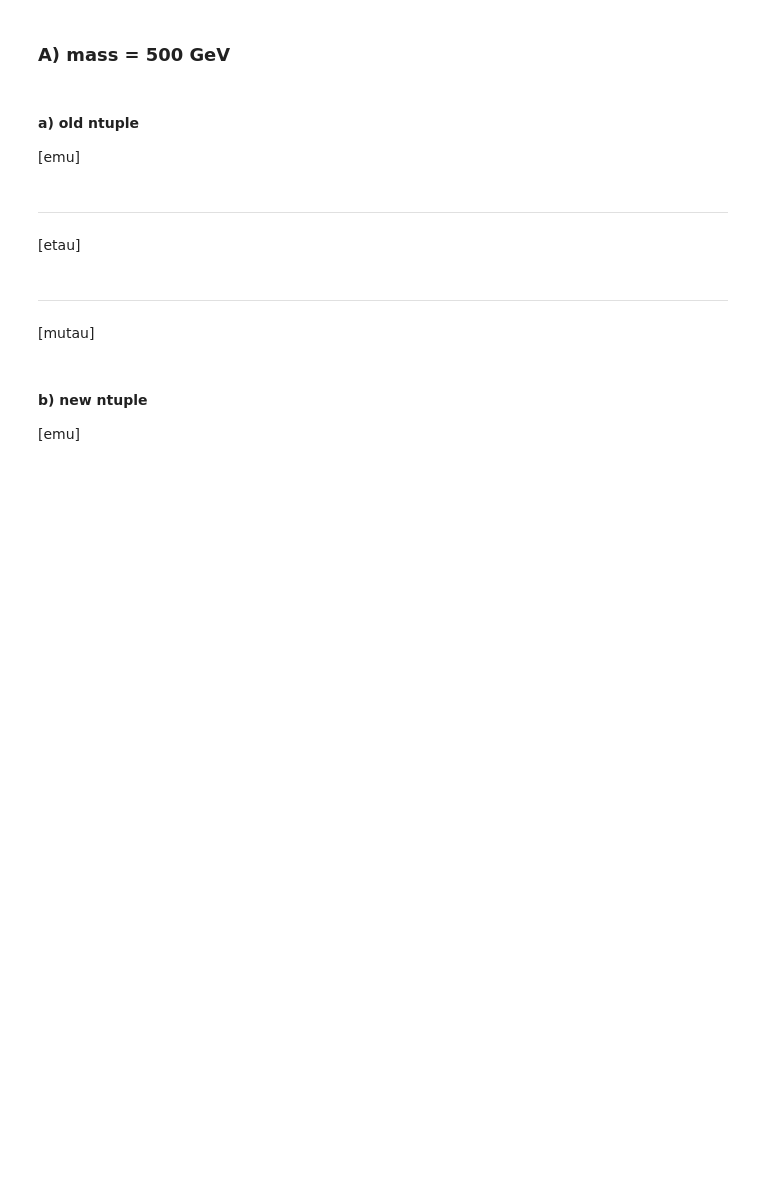
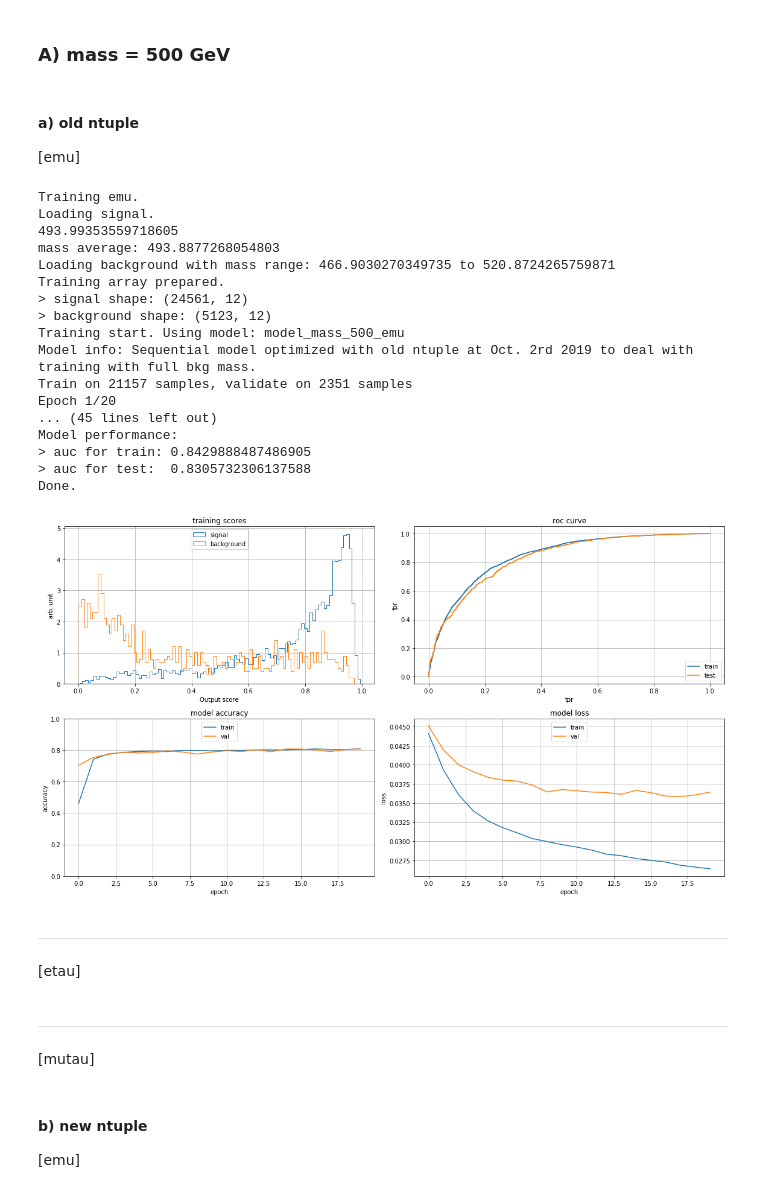
Before and after one commit to Hepynet/hepynet, a Jupyter notebook: run/train_with_new_ntuple.ipynb, the cells around one changed output. Saved outputs shown, nothing was run; the diff lists cells and outputs as text; code cells hidden in the pictures; blank space fills up the shorter version.

```diff
--- a/run/train_with_new_ntuple.ipynb
+++ b/run/train_with_new_ntuple.ipynb
@@ -217,0 +82,2 @@ print "\nDone."
+# %%
+xs_dict_old = get_old_sig(old_sig_path)
@@ -267,17 +91,0 @@ print xb_dict_old['all'].shape
-# %%
-xs_emu = modify_array(xs_dict_old['all'], weight_id = -1, select_channel = True, channel_id = -4)
-xb_emu = modify_array(xb_dict_old['all'], weight_id = -1, select_channel = True, channel_id = -4)
-xs_etau = modify_array(xs_dict_old['all'], weight_id = -1, select_channel = True, channel_id = -3)
-xb_etau = modify_array(xb_dict_old['all'], weight_id = -1, select_channel = True, channel_id = -3)
-xs_mutau = modify_array(xs_dict_old['all'], weight_id = -1, select_channel = True, channel_id = -2)
-xb_mutau = modify_array(xb_dict_old['all'], weight_id = -1, select_channel = True, channel_id = -2)
-
-plt.hist(xs_etau[:,0], bins=50, weights=xs_etau[:,-1], histtype='step', label='etau', range=(0, 10000), density = False)
-plt.hist(xs_mutau[:,0], bins=50, weights=xs_mutau[:,-1], histtype='step', label='etau', range=(0, 10000), density = False)
-plt.legend(prop={'size': 10})
-plt.xlabel("mass GeV")
-plt.ylabel("events")
-plt.show()
-
-plt.hist(xb_emu[:,0], bins=50, weights=xb_emu[:,-1], histtype='step', label='signal', range=(1500, 2500), density = True)
-plt.show()
@@ -326,11 +101,11 @@ selected_features_mutau = [0, 5, 6, 7, 9, 10, 11, 13, 14, 15, 16, 17, 18, 19]
 def train_single_mass(sig_dict, bkg_dict, channel_name, channel_id, mass_name, model_name, epochs=20,
                       selected_features = [0, 1, 2, 3, 5, 6, 7, 15, 16, 17, 18, 19], select_bkg_mass = True,
                       self_defined_mass = False, minm = None, maxm = None):
-    print "Training {}.".format(channel_name)
+    print ("Training {}.".format(channel_name))
     # get data
-    print "Loading signal."
+    print ("Loading signal.")
     xs_emu = modify_array(sig_dict[mass_name], weight_id = -1, select_channel = True, channel_id = channel_id,
-                          norm = True, shuffle = True, shuffle_seed = int(time.time()))
+                          norm = True, sumofweight=1000, shuffle = True, shuffle_seed = int(time.time()))
     mass_min, mass_max = get_mass_range(xs_emu[:, 0], xs_emu[:, -1])
     num = 0
     total = 0
@@ -339,27 +114,27 @@ def train_single_mass(sig_dict, bkg_dict, channel_name, channel_id, mass_name, m
         #    print "huge mass:", x
         total += x
         num += 1.0
-    print total / num
-    print "mass average:", np.average(xs_emu[:, 0], weights=xs_emu[:, -1])
+    print (total / num)
+    print ("mass average:", np.average(xs_emu[:, 0], weights=xs_emu[:, -1]))
     if self_defined_mass:
         mass_min = minm
         mass_max = maxm
     if select_bkg_mass:
-        print "Loading background with mass range:", mass_min, "to", mass_max
+        print ("Loading background with mass range:", mass_min, "to", mass_max)
     xb_emu = modify_array(bkg_dict['all'], weight_id = -1, remove_negative_weight = True, select_channel = True, channel_id = channel_id,
                           select_mass = select_bkg_mass, mass_id = 0, mass_min = mass_min, mass_max = mass_max,
                           reset_mass = True, reset_mass_array = xs_emu, reset_mass_id = 0,
-                          norm = True, shuffle = True, shuffle_seed = int(time.time()))
+                          norm = True, sumofweight=2000, shuffle = True, shuffle_seed = int(time.time()))
     # set model and train
-    model_deep = model.model_0913(model_name, len(selected_features))
+    model_deep = model.Model_1002(model_name, len(selected_features))
     model_deep.compile()
     model_deep.prepare_array(xs_emu, xb_emu, selected_features)
-    model_deep.train(epochs = epochs, val_split = 0.1, verbose = 0)
+    model_deep.train(epochs = epochs, val_split = 0.1, verbose = 1)
     # save model
-    model_deep.save_model("/mnt/e/data/new_ntuple/model/" + model_name + ".h5")
+    model_deep.save_model("E:/data/new_ntuple/model/" + model_name + ".h5")
     # performance plots
     model_deep.show_performance()
-    print "\nDone."
+    print ("Done.")
 # %% [markdown]
 ### A) mass = 500 GeV
 # %% [markdown]
@@ -380,3 +143,25 @@ model = train_single_mass(xs_dict_old, xb_dict_old, 'emu', -4, '500GeV', "model_
+# %%
+model_500_old = train_single_mass(xs_dict_old, xb_dict_old, 'emu', -4, '500GeV', "model_mass_500_emu", epochs=20,
+                                  selected_features = selected_features_emu)
+# %% [output]
+Training emu.
+Loading signal.
+493.99353559718605
+mass average: 493.8877268054803
+Loading background with mass range: 466.9030270349735 to 520.8724265759871
+Training array prepared.
+> signal shape: (24561, 12)
+> background shape: (5123, 12)
+Training start. Using model: model_mass_500_emu
+Model info: Sequential model optimized with old ntuple at Oct. 2rd 2019 to deal with training with full bkg mass.
+Train on 21157 samples, validate on 2351 samples
+Epoch 1/20
+... (45 lines left out)
+Model performance:
+> auc for train: 0.8429888487486905
+> auc for test:  0.8305732306137588
+Done.
+[figure, added]
 # %% [markdown]
 *************************
 [etau]
```
Also changed, not shown: parts of 23 cells of this notebook, 3 other files.
